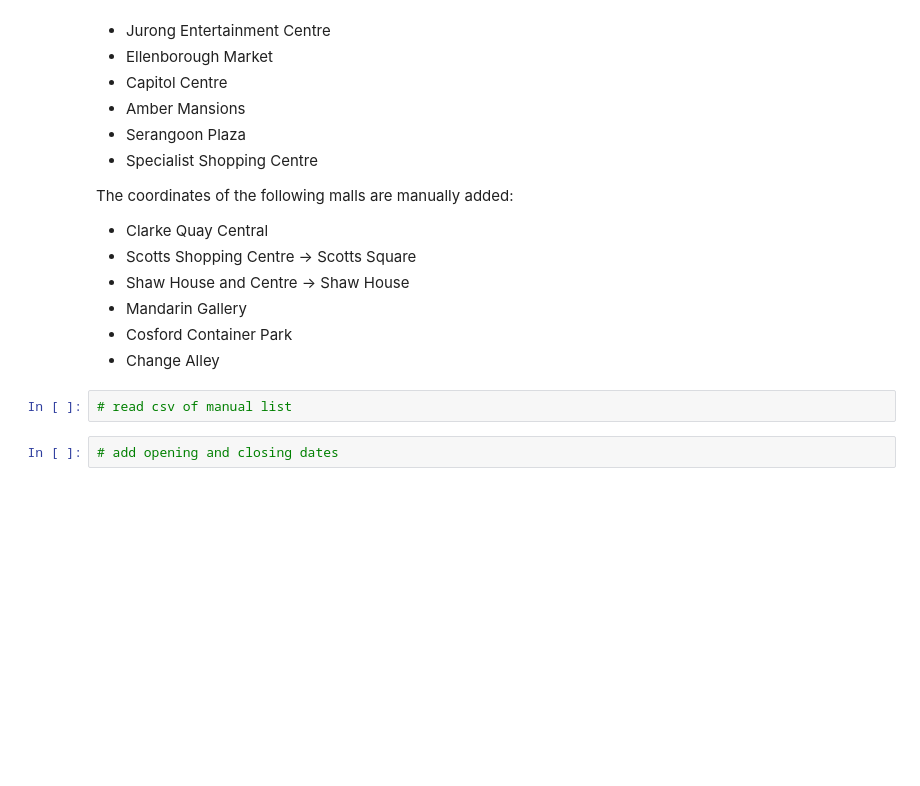
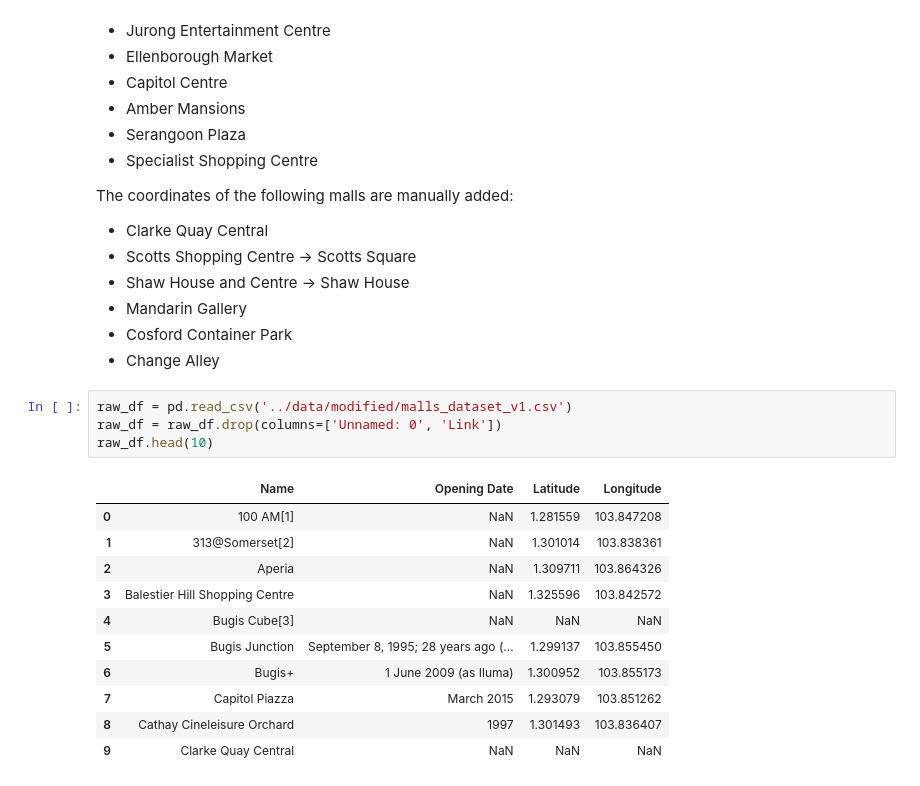
Before and after one commit to pnghaanh/Housing-Price-Time-Series-Forecasting, a Jupyter notebook: src/mall_coordinates_opening.ipynb, the cells around one changed output. Drawn from its saved outputs; the diff is of its cells as text; blank space fills up the shorter version.

```diff
--- a/src/mall_coordinates_opening.ipynb
+++ b/src/mall_coordinates_opening.ipynb
@@ -150,7 +151,19 @@ The coordinates of the following malls are manually added:
 - Mandarin Gallery
 - Cosford Container Park
 - Change Alley
-# %%
-# read csv of manual list
-# %%
-# add opening and closing dates
+# %%
+raw_df = pd.read_csv('../data/modified/malls_dataset_v1.csv')
+raw_df = raw_df.drop(columns=['Unnamed: 0', 'Link'])
+raw_df.head(10)
+# %% [output]
+|  | Name | Opening Date | Latitude | Longitude |
+| 0 | 100 AM[1] | NaN | 1.281559 | 103.847208 |
+| 1 | 313@Somerset[2] | NaN | 1.301014 | 103.838361 |
+| 2 | Aperia | NaN | 1.309711 | 103.864326 |
+| 3 | Balestier Hill Shopping Centre | NaN | 1.325596 | 103.842572 |
+| 4 | Bugis Cube[3] | NaN | NaN | NaN |
+| 5 | Bugis Junction | September 8, 1995; 28 years ago (... | 1.299137 | 103.855450 |
+| 6 | Bugis+ | 1 June 2009 (as Iluma) | 1.300952 | 103.855173 |
+| 7 | Capitol Piazza | March 2015 | 1.293079 | 103.851262 |
+| 8 | Cathay Cineleisure Orchard | 1997 | 1.301493 | 103.836407 |
+| 9 | Clarke Quay Central | NaN | NaN | NaN |
```
Also changed, not shown: parts of 24 cells of this notebook, 4 other files.
